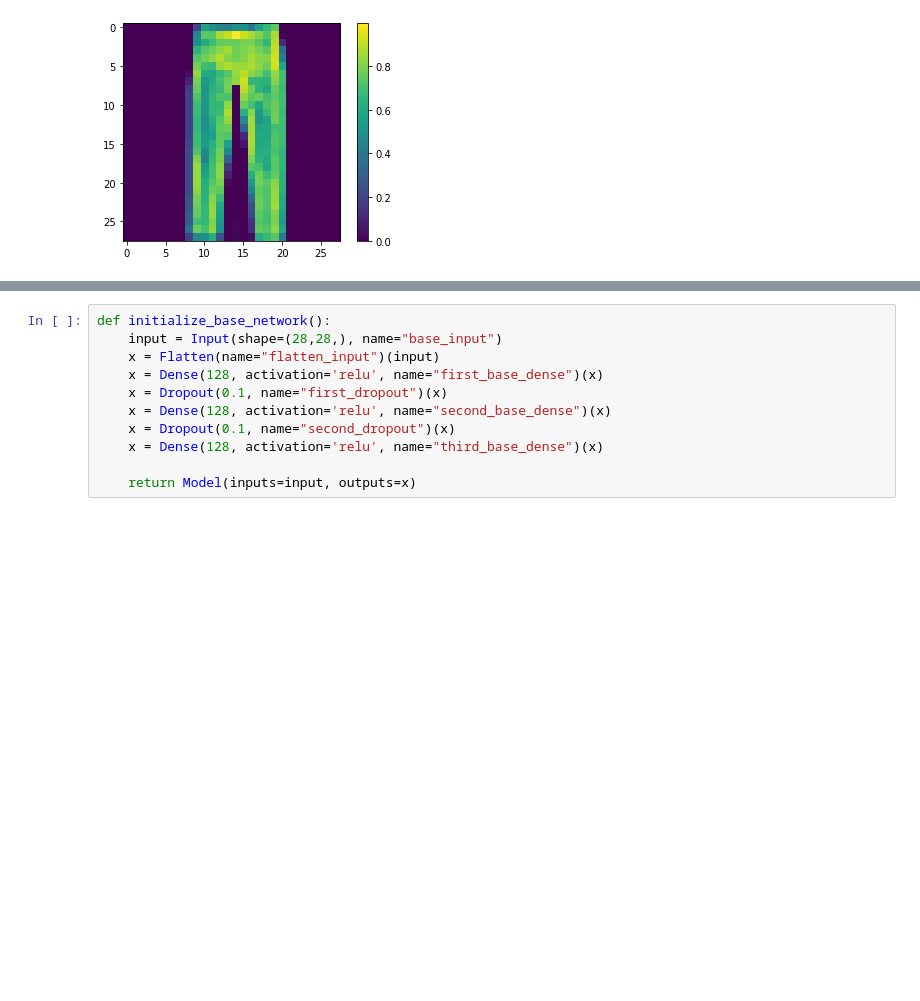
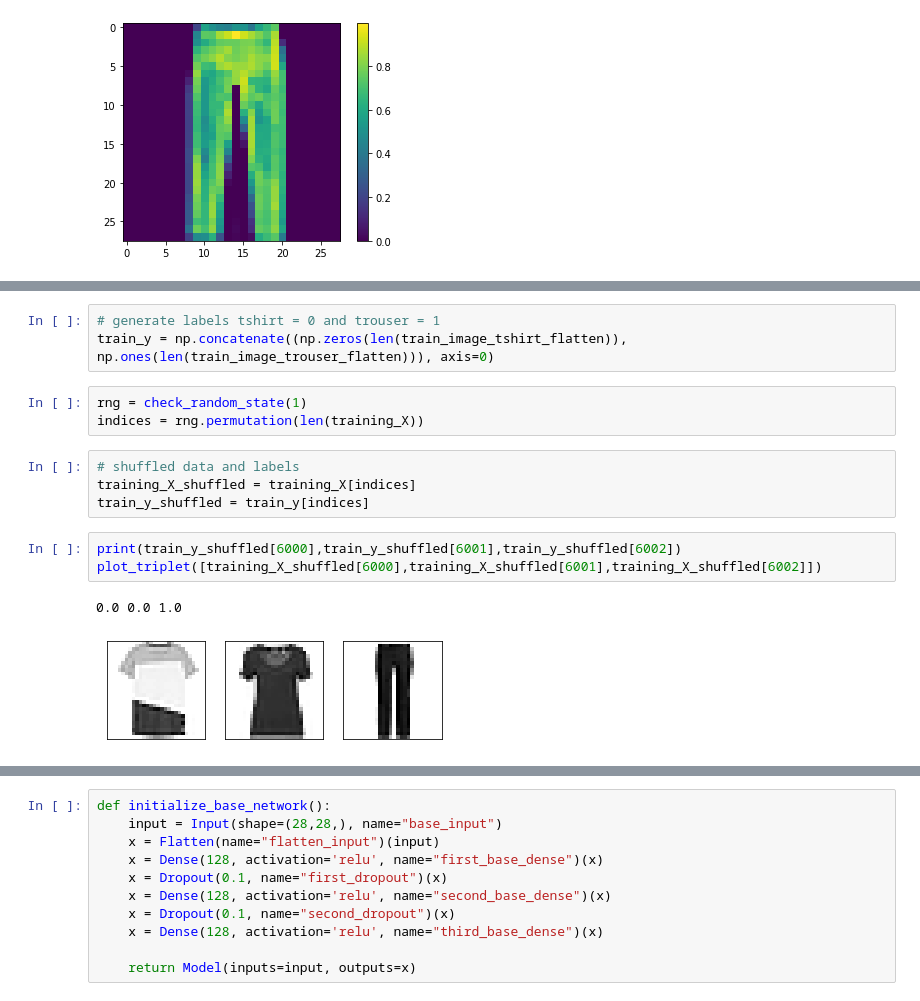
Before and after one commit to Debottam/MachinLearningEx, a Jupyter notebook: tripletVAE.ipynb, the cells around one changed output, grey strips where cells are left out. Drawn from its saved outputs; the diff is of its cells as text; blank space fills up the shorter version.

```diff
--- a/tripletVAE.ipynb
+++ b/tripletVAE.ipynb
@@ -73,0 +109,16 @@ show_image(train_image_trouser[0])
+# %%
+# generate labels tshirt = 0 and trouser = 1
+train_y = np.concatenate((np.zeros(len(train_image_tshirt_flatten)), np.ones(len(train_image_trouser_flatten))), axis=0)
+# %%
+rng = check_random_state(1)
+indices = rng.permutation(len(training_X))
+# %%
+# shuffled data and labels
+training_X_shuffled = training_X[indices]
+train_y_shuffled = train_y[indices]
+# %%
+print(train_y_shuffled[6000],train_y_shuffled[6001],train_y_shuffled[6002])
+plot_triplet([training_X_shuffled[6000],training_X_shuffled[6001],training_X_shuffled[6002]])
+# %% [output]
+0.0 0.0 1.0
+[figure, added]
```
Also changed, not shown: parts of 8 cells of this notebook.
